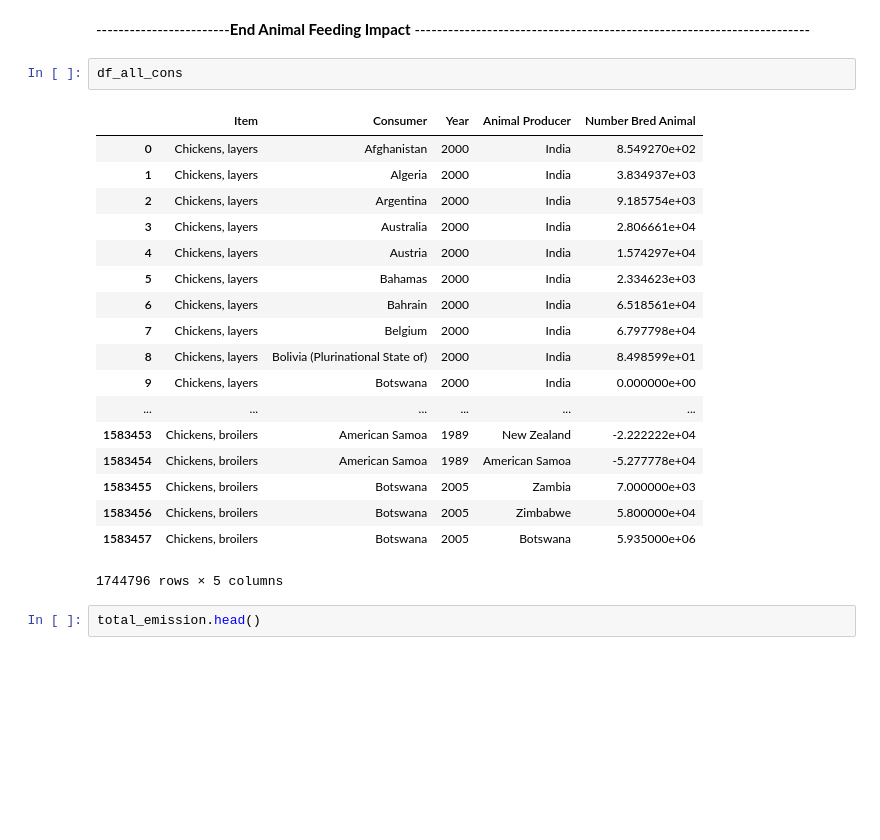
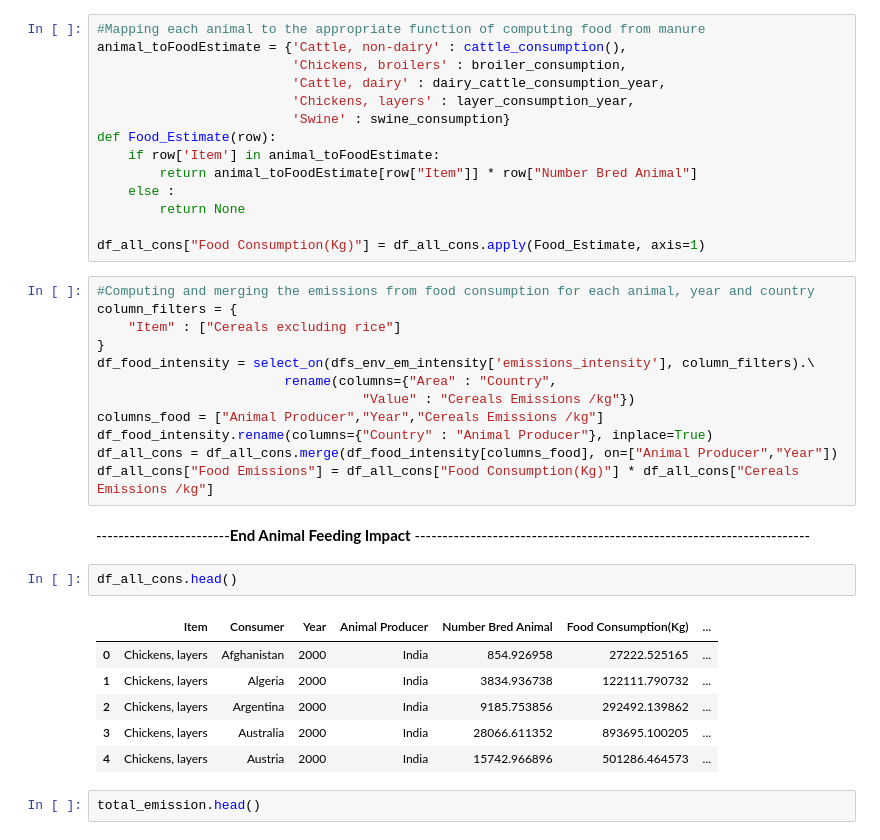
Before and after one commit to OthmanSefraoui/Data_story, a Jupyter notebook: milestone_2.ipynb, the cells around one changed output. Saved outputs shown, nothing was run; the diff lists cells and outputs as text; blank space fills up the shorter version.

```diff
--- a/milestone_2.ipynb
+++ b/milestone_2.ipynb
@@ -2712,29 +2693,43 @@ dfall_stocks.head()
 | 2 | Afghanistan | Chickens, broilers | 1961 | 700000.0 | 2.835000e+06 | 0.1191 | 3.376485e+05 | ... |
 | 3 | Afghanistan | Chickens, layers | 1961 | 4000000.0 | 1.273677e+08 | 0.1191 | 1.516950e+07 | ... |
 | 4 | Afghanistan | Cattle, dairy | 1962 | 700000.0 | 5.420688e+09 | 0.1209 | 6.553612e+08 | ... |
+# %%
+#Mapping each animal to the appropriate function of computing food from manure
+animal_toFoodEstimate = {'Cattle, non-dairy' : cattle_consumption(),
+                         'Chickens, broilers' : broiler_consumption,
+                         'Cattle, dairy' : dairy_cattle_consumption_year,
+                         'Chickens, layers' : layer_consumption_year,
+                         'Swine' : swine_consumption}
+def Food_Estimate(row):
+    if row['Item'] in animal_toFoodEstimate:
+        return animal_toFoodEstimate[row["Item"]] * row["Number Bred Animal"]
+    else :
+        return None
+
+df_all_cons["Food Consumption(Kg)"] = df_all_cons.apply(Food_Estimate, axis=1)
+# %%
+#Computing and merging the emissions from food consumption for each animal, year and country
+column_filters = {
+    "Item" : ["Cereals excluding rice"]
+}
+df_food_intensity = select_on(dfs_env_em_intensity['emissions_intensity'], column_filters).\
+                        rename(columns={"Area" : "Country",
+                                  "Value" : "Cereals Emissions /kg"})
+columns_food = ["Animal Producer","Year","Cereals Emissions /kg"]
+df_food_intensity.rename(columns={"Country" : "Animal Producer"}, inplace=True)
+df_all_cons = df_all_cons.merge(df_food_intensity[columns_food], on=["Animal Producer","Year"])
+df_all_cons["Food Emissions"] = df_all_cons["Food Consumption(Kg)"] * df_all_cons["Cereals Emissions /kg"]
 # %% [markdown]
 ------------------------**End Animal Feeding Impact** -----------------------------------------------------------------------
 # %%
-df_all_cons
+df_all_cons.head()
 # %% [output]
-|  | Item | Consumer | Year | Animal Producer | Number Bred Animal |
-| 0 | Chickens, layers | Afghanistan | 2000 | India | 8.549270e+02 |
-| 1 | Chickens, layers | Algeria | 2000 | India | 3.834937e+03 |
-| 2 | Chickens, layers | Argentina | 2000 | India | 9.185754e+03 |
-| 3 | Chickens, layers | Australia | 2000 | India | 2.806661e+04 |
-| 4 | Chickens, layers | Austria | 2000 | India | 1.574297e+04 |
-| 5 | Chickens, layers | Bahamas | 2000 | India | 2.334623e+03 |
-| 6 | Chickens, layers | Bahrain | 2000 | India | 6.518561e+04 |
-| 7 | Chickens, layers | Belgium | 2000 | India | 6.797798e+04 |
-| 8 | Chickens, layers | Bolivia (Plurinational State of) | 2000 | India | 8.498599e+01 |
-| 9 | Chickens, layers | Botswana | 2000 | India | 0.000000e+00 |
-| ... | ... | ... | ... | ... | ... |
-| 1583453 | Chickens, broilers | American Samoa | 1989 | New Zealand | -2.222222e+04 |
-| 1583454 | Chickens, broilers | American Samoa | 1989 | American Samoa | -5.277778e+04 |
-| 1583455 | Chickens, broilers | Botswana | 2005 | Zambia | 7.000000e+03 |
-| 1583456 | Chickens, broilers | Botswana | 2005 | Zimbabwe | 5.800000e+04 |
-| 1583457 | Chickens, broilers | Botswana | 2005 | Botswana | 5.935000e+06 |
+|  | Item | Consumer | Year | Animal Producer | Number Bred Animal | Food Consumption(Kg) | ... |
+| 0 | Chickens, layers | Afghanistan | 2000 | India | 854.926958 | 27222.525165 | ... |
+| 1 | Chickens, layers | Algeria | 2000 | India | 3834.936738 | 122111.790732 | ... |
+| 2 | Chickens, layers | Argentina | 2000 | India | 9185.753856 | 292492.139862 | ... |
+| 3 | Chickens, layers | Australia | 2000 | India | 28066.611352 | 893695.100205 | ... |
+| 4 | Chickens, layers | Austria | 2000 | India | 15742.966896 | 501286.464573 | ... |
-1744796 rows × 5 columns
 # %%
 total_emission.head()
 # %% [output]
```
Also changed, not shown: parts of 8 cells of this notebook, 2 other files.
